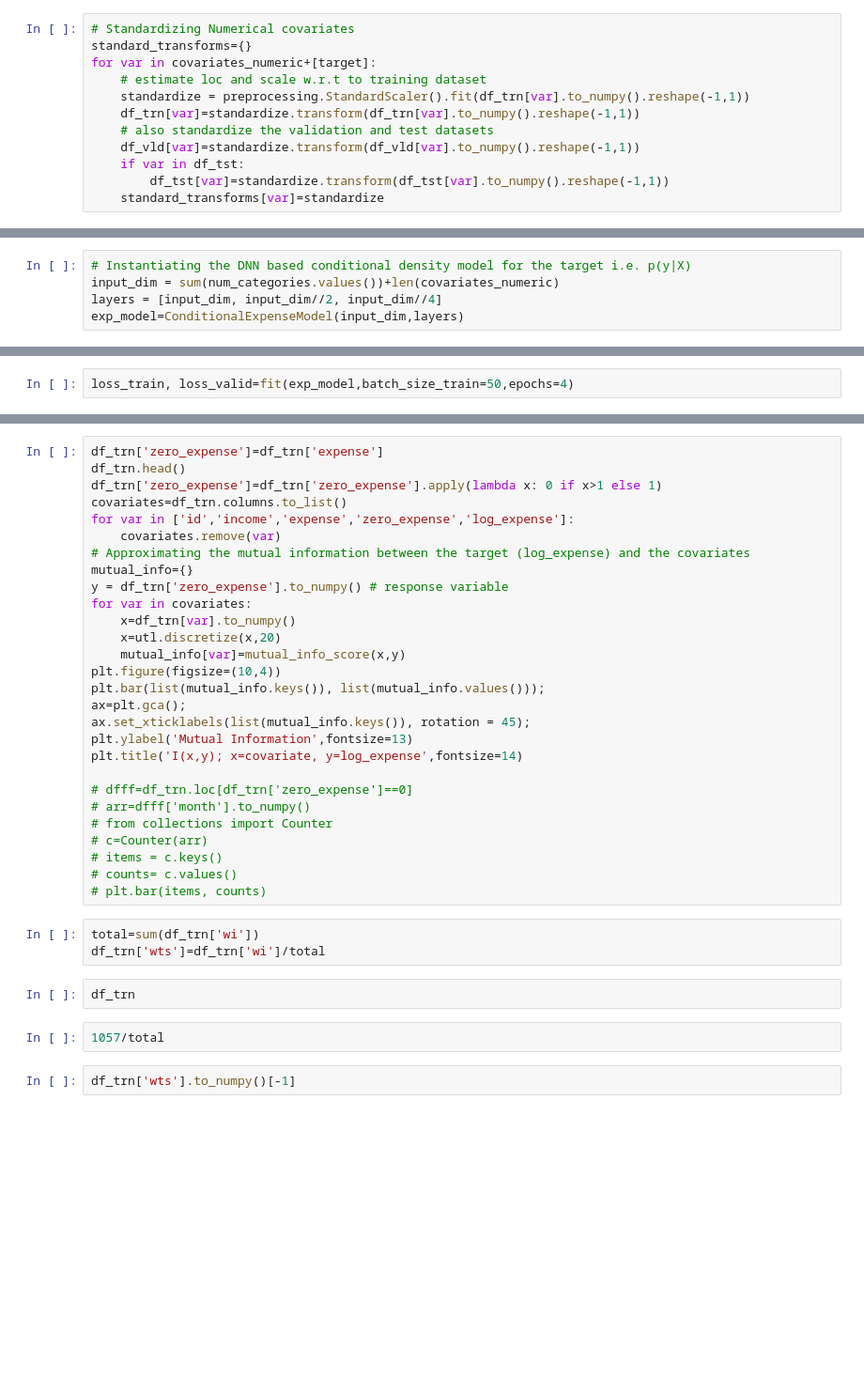
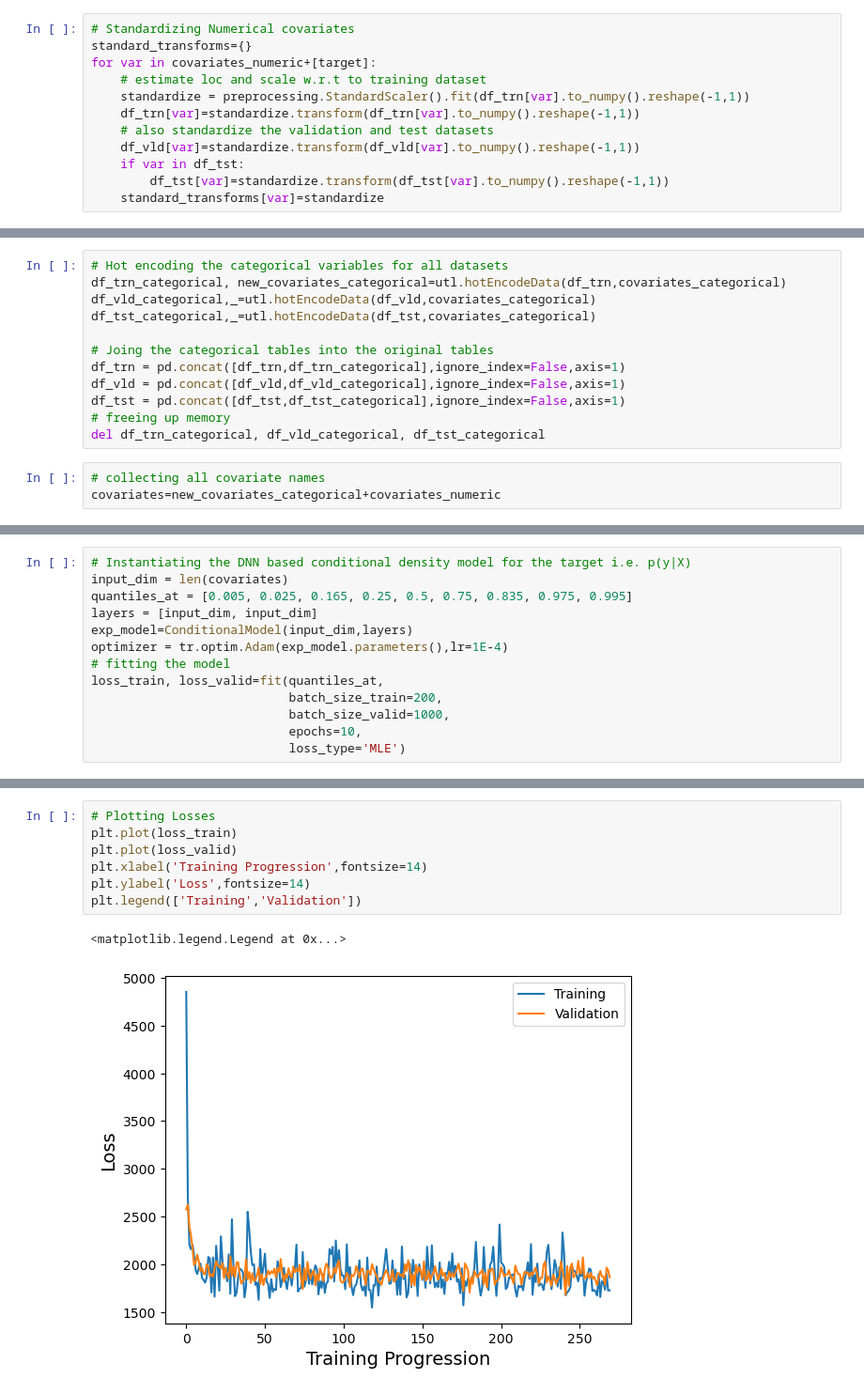
Before and after one commit to ashutosh-tewari/VCS, a Jupyter notebook: ExpensePrediction.ipynb, the cells around one changed output, grey strips where cells are left out. Shown at 94% size. Drawn from its saved outputs; the diff is of its cells as text; blank space fills up the shorter version.

```diff
--- a/ExpensePrediction.ipynb
+++ b/ExpensePrediction.ipynb
@@ -107,2 +106,17 @@ hot_encoded_data_tst,_=utl.hotEncodeData(df_vld,covariates_categorical)
+# %%
+# Hot encoding the categorical variables for all datasets
+df_trn_categorical, new_covariates_categorical=utl.hotEncodeData(df_trn,covariates_categorical)
+df_vld_categorical,_=utl.hotEncodeData(df_vld,covariates_categorical)
+df_tst_categorical,_=utl.hotEncodeData(df_tst,covariates_categorical)
+
+# Joing the categorical tables into the original tables
+df_trn = pd.concat([df_trn,df_trn_categorical],ignore_index=False,axis=1)
+df_vld = pd.concat([df_vld,df_vld_categorical],ignore_index=False,axis=1)
+df_tst = pd.concat([df_tst,df_tst_categorical],ignore_index=False,axis=1)
+# freeing up memory
+del df_trn_categorical, df_vld_categorical, df_tst_categorical
+# %%
+# collecting all covariate names
+covariates=new_covariates_categorical+covariates_numeric
 # %%
 # Defining train step
@@ -174,6 +189,14 @@ def fit(model, epochs=10, batch_size_train=100, batch_size_valid=500, lr=1E-3, p
     return loss_train, loss_valid
 # %%
 # Instantiating the DNN based conditional density model for the target i.e. p(y|X)
-input_dim = sum(num_categories.values())+len(covariates_numeric)
-layers = [input_dim, input_dim//2, input_dim//4]
-exp_model=ConditionalExpenseModel(input_dim,layers)
+input_dim = len(covariates)
+quantiles_at = [0.005, 0.025, 0.165, 0.25, 0.5, 0.75, 0.835, 0.975, 0.995]
+layers = [input_dim, input_dim]
+exp_model=ConditionalModel(input_dim,layers)
+optimizer = tr.optim.Adam(exp_model.parameters(),lr=1E-4)
+# fitting the model
+loss_train, loss_valid=fit(quantiles_at,
+                           batch_size_train=200,
+                           batch_size_valid=1000,
+                           epochs=10,
+                           loss_type='MLE')
@@ -180,2 +220,0 @@ exp_model=ConditionalExpenseModel(input_dim,layers)
-# %%
-loss_train, loss_valid=fit(exp_model,batch_size_train=50,epochs=4)
@@ -271,37 +221,10 @@ plt.plot(df_vld['log_income'],df_vld['log_expense'],'k.')
-# %%
-df_trn['zero_expense']=df_trn['expense']
-df_trn.head()
-df_trn['zero_expense']=df_trn['zero_expense'].apply(lambda x: 0 if x>1 else 1)
-covariates=df_trn.columns.to_list()
-for var in ['id','income','expense','zero_expense','log_expense']:
-    covariates.remove(var)
-# Approximating the mutual information between the target (log_expense) and the covariates
-mutual_info={}
-y = df_trn['zero_expense'].to_numpy() # response variable
-for var in covariates:
-    x=df_trn[var].to_numpy()
-    x=utl.discretize(x,20)
-    mutual_info[var]=mutual_info_score(x,y)
-plt.figure(figsize=(10,4))
-plt.bar(list(mutual_info.keys()), list(mutual_info.values()));
-ax=plt.gca();
-ax.set_xticklabels(list(mutual_info.keys()), rotation = 45);
-plt.ylabel('Mutual Information',fontsize=13)
-plt.title('I(x,y); x=covariate, y=log_expense',fontsize=14)
-
-# dfff=df_trn.loc[df_trn['zero_expense']==0]
-# arr=dfff['month'].to_numpy()
-# from collections import Counter
-# c=Counter(arr)
-# items = c.keys()
-# counts= c.values()
-# plt.bar(items, counts)
-# %%
-total=sum(df_trn['wi'])
-df_trn['wts']=df_trn['wi']/total
-# %%
-df_trn
-# %%
-1057/total
-# %%
-df_trn['wts'].to_numpy()[-1]
+# %%
+# Plotting Losses
+plt.plot(loss_train)
+plt.plot(loss_valid)
+plt.xlabel('Training Progression',fontsize=14)
+plt.ylabel('Loss',fontsize=14)
+plt.legend(['Training','Validation'])
+# %% [output]
+<matplotlib.legend.Legend at 0x...>
+[figure, added]
```
Also changed, not shown: parts of 17 cells of this notebook, 14 other files.
